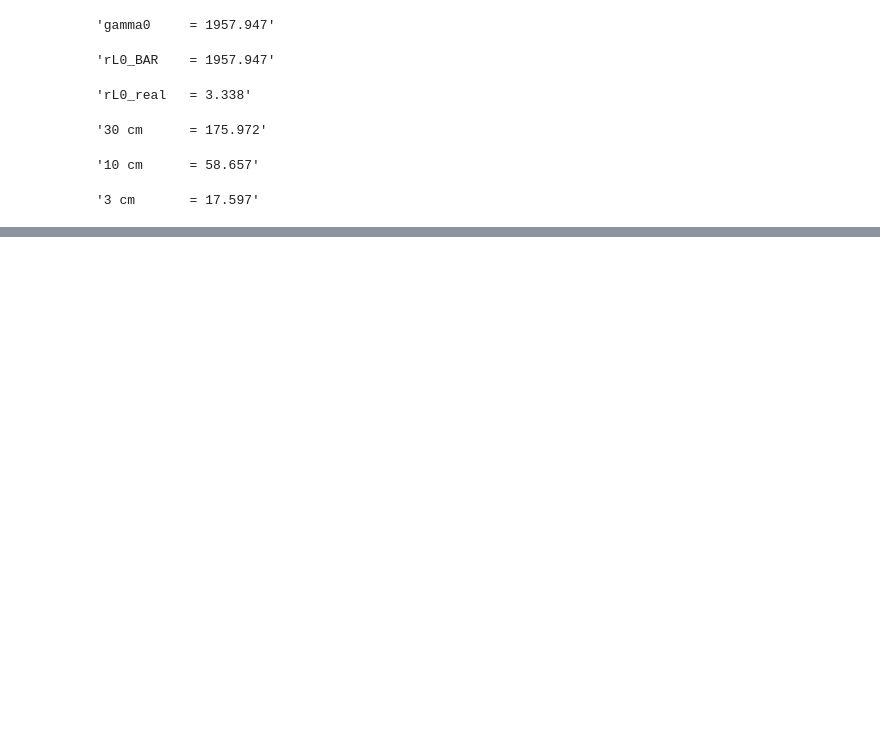
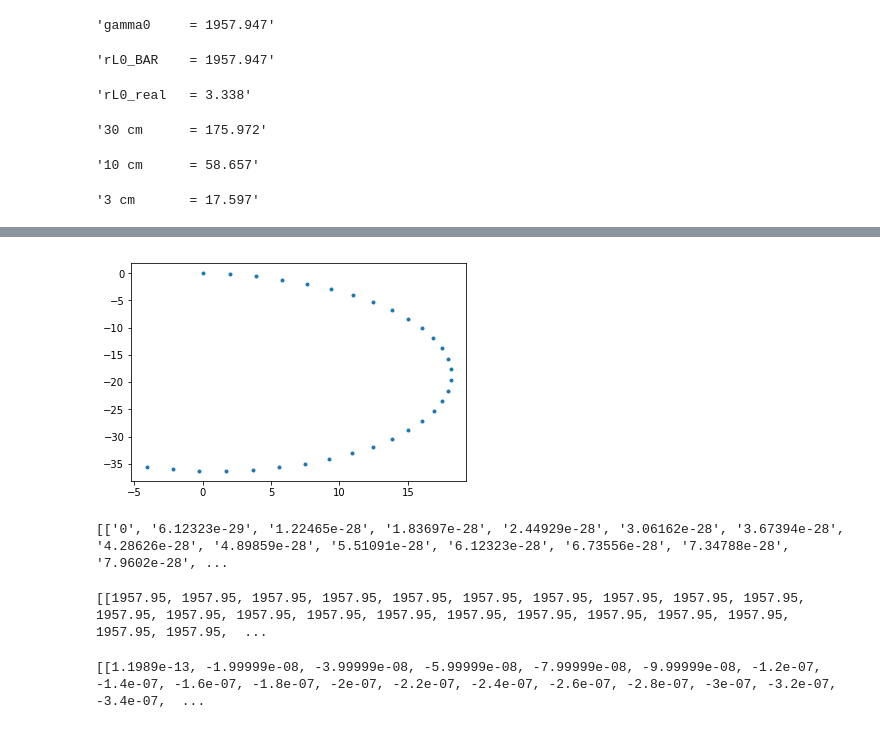
Before and after one commit to jcardar/MagnetSpec_ParticleTracker, a Jupyter notebook: continuous_field/data/analysis_mag_spec.ipynb, the cells around one changed output, grey strips where cells are left out. Cells and saved outputs as stored; diff of their text form; code cells hidden in the pictures; blank space fills up the shorter version.

```diff
--- a/continuous_field/data/analysis_mag_spec.ipynb
+++ b/continuous_field/data/analysis_mag_spec.ipynb
@@ -153,8 +181,3 @@ with open("TIME.csv") as csvfile:
-# %%
-with open("ENERGY.csv") as csvfile:
-    energy = pd.DataFrame.from_records(list(gen_rows(csvfile)))
-    del energy[0]
-    energy = energy.applymap(lambda x : float(x))
 # %%
 magnet = pd.read_csv("MAGNETS.csv")
 # %%
@@ -162,28 +185,34 @@ screen = pd.read_csv("SCREENS.csv")
 # %%
 del_time = pd.read_csv("DEL_T.csv", dtype=float, header = -1)
 # %%
-plot_real_units = True
+plot_real_units = False
 
 plot_pos = True
 plot_mom = False
-plot_lamour_radius = True
-plot_magnet = True
-plot_screen = True
+plot_lamour_radius = False
+plot_magnet = False
+plot_screen = False
 # %%
-num_par    = px.shape[0]
+# num_par    = posx.shape[0]
+num_par    = len(posx);
 num_mag    = magnet.shape[0]
 num_screen = screen.shape[0]
 
-%matplotlib notebook
+# %matplotlib inline
+mp.use('Agg')
+
 plt.rcParams['figure.figsize'] = [10, 5]
 fig,ax = plt.subplots(1)
 
 if plot_pos == True:
     for ii in range(num_par):
         if plot_real_units == True:
-            plt.plot(posx.iloc[ii]/lengthNorm,posy.loc[ii]/lengthNorm,label='Energy = %.2f MeV' % (float(energy.iloc[ii][1])*0.511-0.511))
+#             plt.plot(posx.iloc[ii]/lengthNorm,posy.loc[ii]/lengthNorm,label='Energy = %.2f MeV' % (float(energy.iloc[ii][1])*0.511-0.511))
+            ax.plot(posx[ii], posy[ii]);
         else:
-            plt.plot(posx.iloc[ii],posy.iloc[ii],label='Energy = %.3f MeV, del_t = %.2f $\omega_{c0}$' % (energy.iloc[ii][1]*0.511-0.511, del_time.loc[ii][0]))
+#             ax.plot(posx,posy, label='Energy = %.3f MeV, del_t = %.2f $\omega_{c0}$' % (energy[ii][1]*0.511-0.511, del_time.loc[ii][0]))
+            plt.plot(posx[ii],posy[ii], label='Energy = %.3f MeV, del_t = %.2f $\omega_{c0}$' % (float(energy[ii][1])*0.511-0.511, del_time.loc[ii][0]));
+#             plt.plot(posx.iloc[ii],posy.iloc[ii],label='Energy = %.3f MeV, del_t = %.2f $\omega_{c0}$' % (energy.iloc[ii][1]*0.511-0.511, del_time.loc[ii][0]))
 
 if plot_mom == True:
     for ii in range(num_par):
@@ -224,12 +253,12 @@ if plot_lamour_radius == True:
         rL_BAR_circ = plt.Circle((0, -rL0_BAR), rL0_BAR, color='r', fill = False, lw=3, ls ='--', label='analytic RL0')
     ax.add_patch(rL_BAR_circ)
 
-ax.legend(loc='upper right',bbox_to_anchor=(1.44, 1.05))
+ax.legend(loc='upper right',bbox_to_anchor=(1.44, 1.05));
 if plot_real_units:
-    plt.xlabel('x [m]')
-    plt.ylabel('y [m]')
+    plt.xlabel('x [m]');
+    plt.ylabel('y [m]');
 #else:
     #plt.xlabel('$p_x \omega_{c0} / c$')
     #plt.ylabel('$p_y \omega_{c0} / c$')
 #plt.autoscale('both')
-plt.title('Particle Orbits of Different Temporal Resolutions')
+plt.title('Particle Orbits of Different Temporal Resolutions');
@@ -347,3 +372,25 @@ Text(0.5, 1.0, 'Particle Orbits of Different Temporal Resolutions')
 #             plt.xlabel('$x*(c/\omega_{c0})^{-1}$')
 #             plt.ylabel('$p_x*(c*m_e)^{-1}$')
 #             ax[2].axis('equal')
+# %%
+num_par    = len(posx);
+for ii in range(num_par):
+    fig, ax = plt.subplots()
+    ax.plot(posx[ii], posy[ii],'.');
+# ax.relim();
+# update ax.viewLim using the new dataLim
+# ax.autoscale_view();
+# %% [output]
+[figure, added]
+# %%
+print(posz)
+# %% [output]
+[['0', '6.12323e-29', '1.22465e-28', '1.83697e-28', '2.44929e-28', '3.06162e-28', '3.67394e-28', '4.28626e-28', '4.89859e-28', '5.51091e-28', '6.12323e-28', '6.73556e-28', '7.34788e-28', '7.9602e-28', ...
+# %%
+print(px)
+# %% [output]
+[[1957.95, 1957.95, 1957.95, 1957.95, 1957.95, 1957.95, 1957.95, 1957.95, 1957.95, 1957.95, 1957.95, 1957.95, 1957.95, 1957.95, 1957.95, 1957.95, 1957.95, 1957.95, 1957.95, 1957.95, 1957.95, 1957.95,  ...
+# %%
+print(py)
+# %% [output]
+[[1.1989e-13, -1.99999e-08, -3.99999e-08, -5.99999e-08, -7.99999e-08, -9.99999e-08, -1.2e-07, -1.4e-07, -1.6e-07, -1.8e-07, -2e-07, -2.2e-07, -2.4e-07, -2.6e-07, -2.8e-07, -3e-07, -3.2e-07, -3.4e-07,  ...
```
Also changed, not shown: parts of 22 cells of this notebook.
